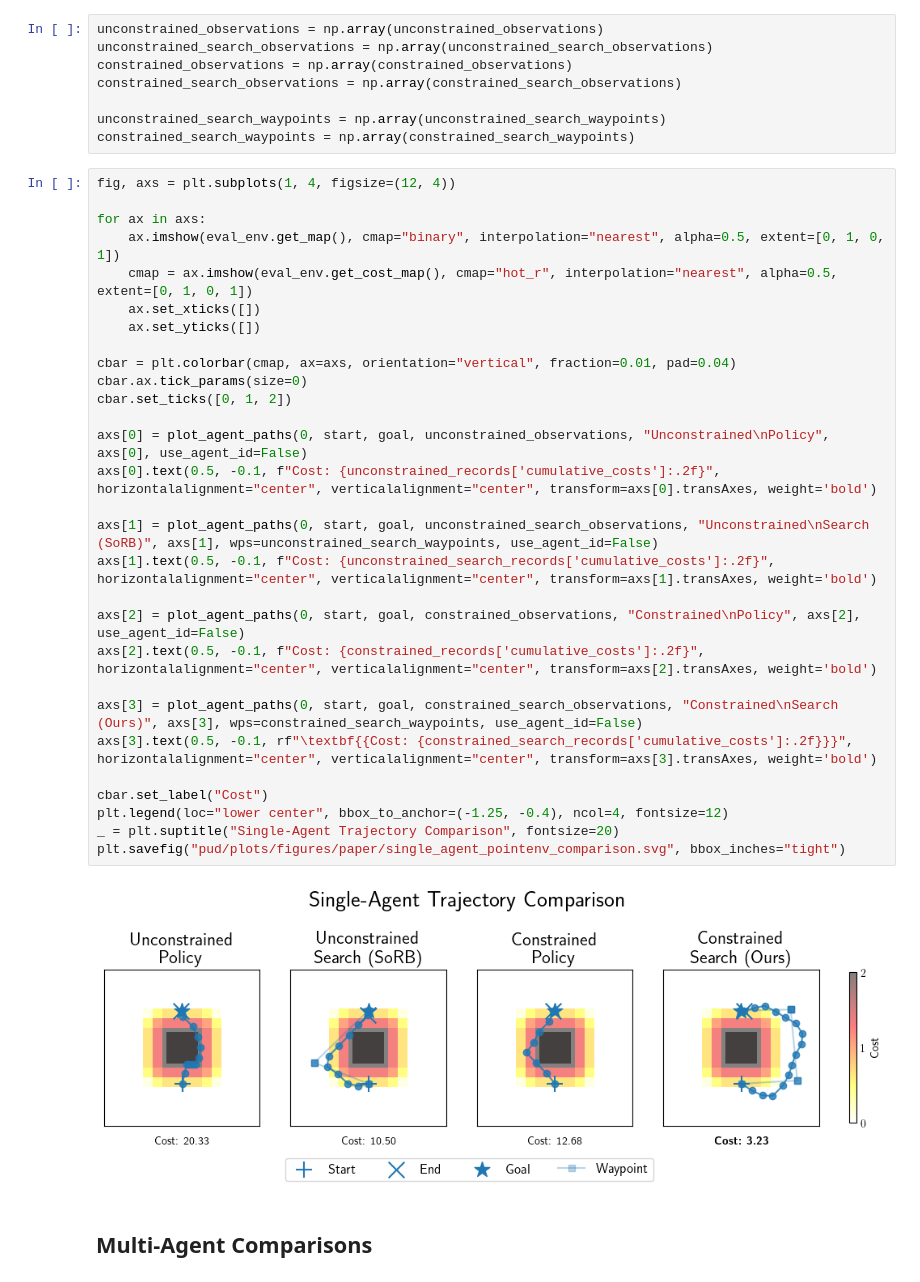
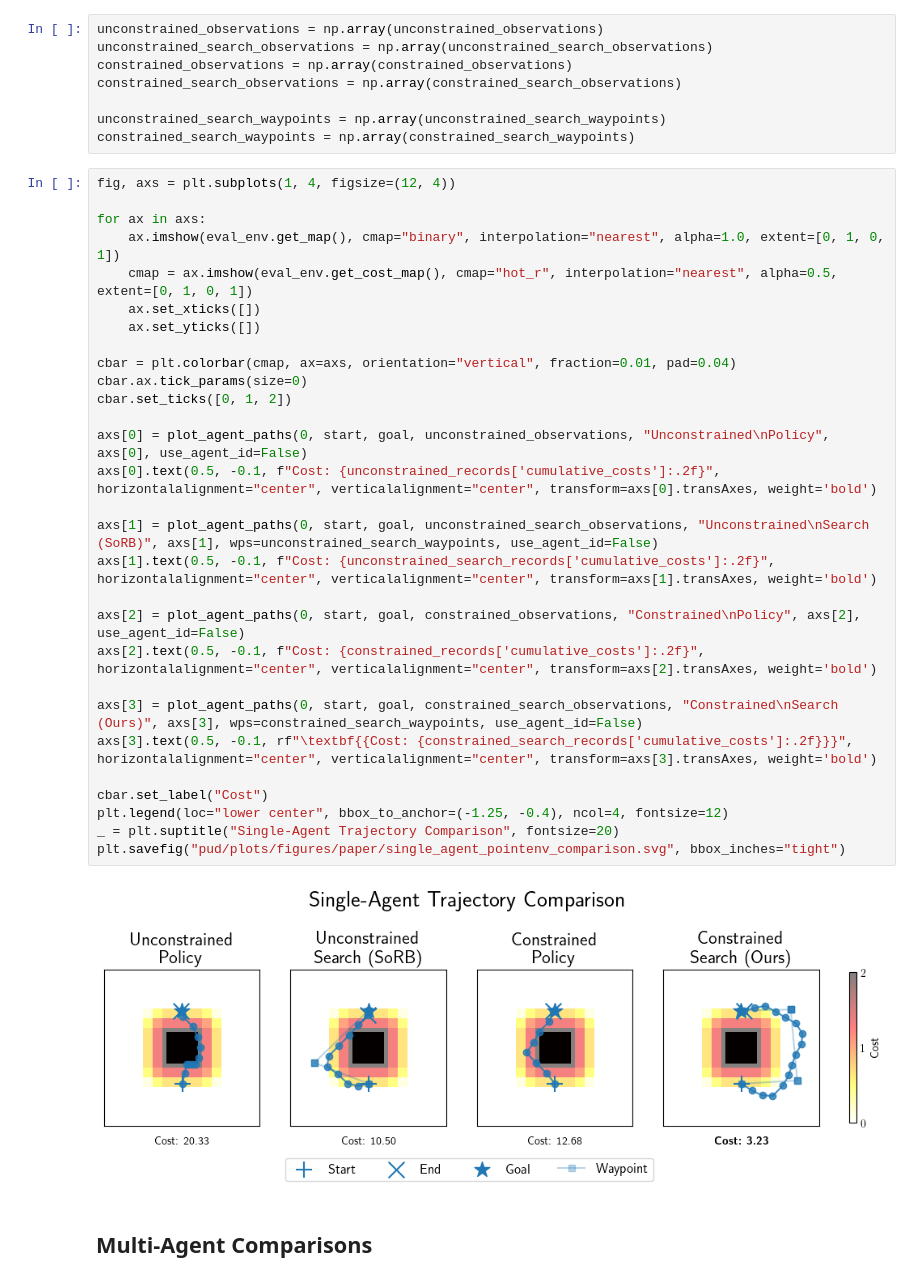
Before and after one commit to delay-planner/rb-visual-mapf, a Jupyter notebook: pud/plots/plot_pointenv_illustration.ipynb, the cells around one changed output. Saved outputs shown, nothing was run; the diff lists cells and outputs as text.

```diff
--- a/pud/plots/plot_pointenv_illustration.ipynb
+++ b/pud/plots/plot_pointenv_illustration.ipynb
@@ -205,34 +205,34 @@ constrained_search_waypoints = np.array(constrained_search_waypoints)
 # %%
 fig, axs = plt.subplots(1, 4, figsize=(12, 4))
 
 for ax in axs:
-    ax.imshow(eval_env.get_map(), cmap="binary", interpolation="nearest", alpha=0.5, extent=[0, 1, 0, 1])
+    ax.imshow(eval_env.get_map(), cmap="binary", interpolation="nearest", alpha=1.0, extent=[0, 1, 0, 1])
     cmap = ax.imshow(eval_env.get_cost_map(), cmap="hot_r", interpolation="nearest", alpha=0.5, extent=[0, 1, 0, 1])
     ax.set_xticks([])
     ax.set_yticks([])
 
 cbar = plt.colorbar(cmap, ax=axs, orientation="vertical", fraction=0.01, pad=0.04)
 cbar.ax.tick_params(size=0)
 cbar.set_ticks([0, 1, 2])
 
 axs[0] = plot_agent_paths(0, start, goal, unconstrained_observations, "Unconstrained\nPolicy", axs[0], use_agent_id=False)
 axs[0].text(0.5, -0.1, f"Cost: {unconstrained_records['cumulative_costs']:.2f}", horizontalalignment="center", verticalalignment="center", transform=axs[0].transAxes, weight='bold')
 
 axs[1] = plot_agent_paths(0, start, goal, unconstrained_search_observations, "Unconstrained\nSearch (SoRB)", axs[1], wps=unconstrained_search_waypoints, use_agent_id=False)
 axs[1].text(0.5, -0.1, f"Cost: {unconstrained_search_records['cumulative_costs']:.2f}", horizontalalignment="center", verticalalignment="center", transform=axs[1].transAxes, weight='bold')
 
 axs[2] = plot_agent_paths(0, start, goal, constrained_observations, "Constrained\nPolicy", axs[2], use_agent_id=False)
 axs[2].text(0.5, -0.1, f"Cost: {constrained_records['cumulative_costs']:.2f}", horizontalalignment="center", verticalalignment="center", transform=axs[2].transAxes, weight='bold')
 
 axs[3] = plot_agent_paths(0, start, goal, constrained_search_observations, "Constrained\nSearch (Ours)", axs[3], wps=constrained_search_waypoints, use_agent_id=False)
 axs[3].text(0.5, -0.1, rf"\textbf{{Cost: {constrained_search_records['cumulative_costs']:.2f}}}", horizontalalignment="center", verticalalignment="center", transform=axs[3].transAxes, weight='bold')
 
 cbar.set_label("Cost")
 plt.legend(loc="lower center", bbox_to_anchor=(-1.25, -0.4), ncol=4, fontsize=12)
 _ = plt.suptitle("Single-Agent Trajectory Comparison", fontsize=20)
 plt.savefig("pud/plots/figures/paper/single_agent_pointenv_comparison.svg", bbox_inches="tight")
 # %% [output]
-[figure, old version]
+[figure, new version]
 # %% [markdown]
 ## Multi-Agent Comparisons
 # %% [markdown]
```
Also changed, not shown: parts of 3 cells of this notebook, 3 other files.
